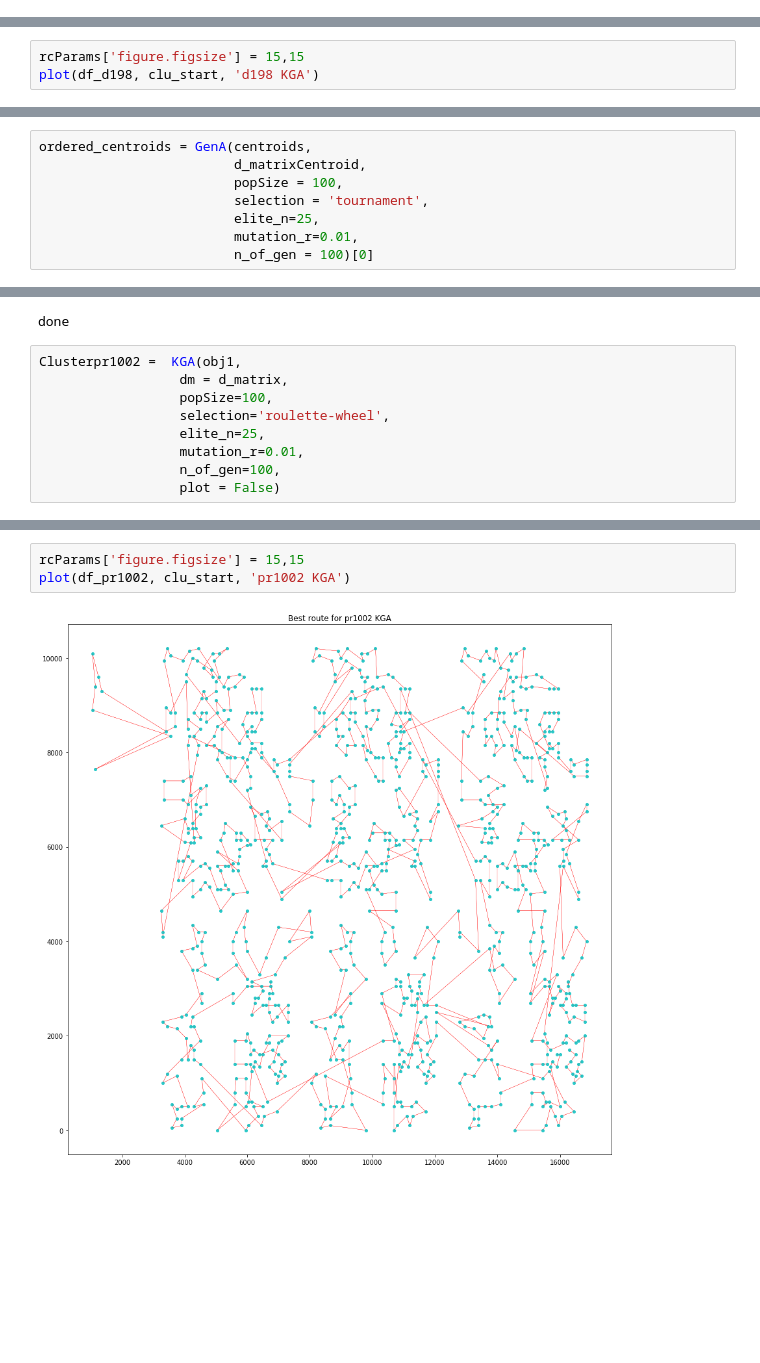
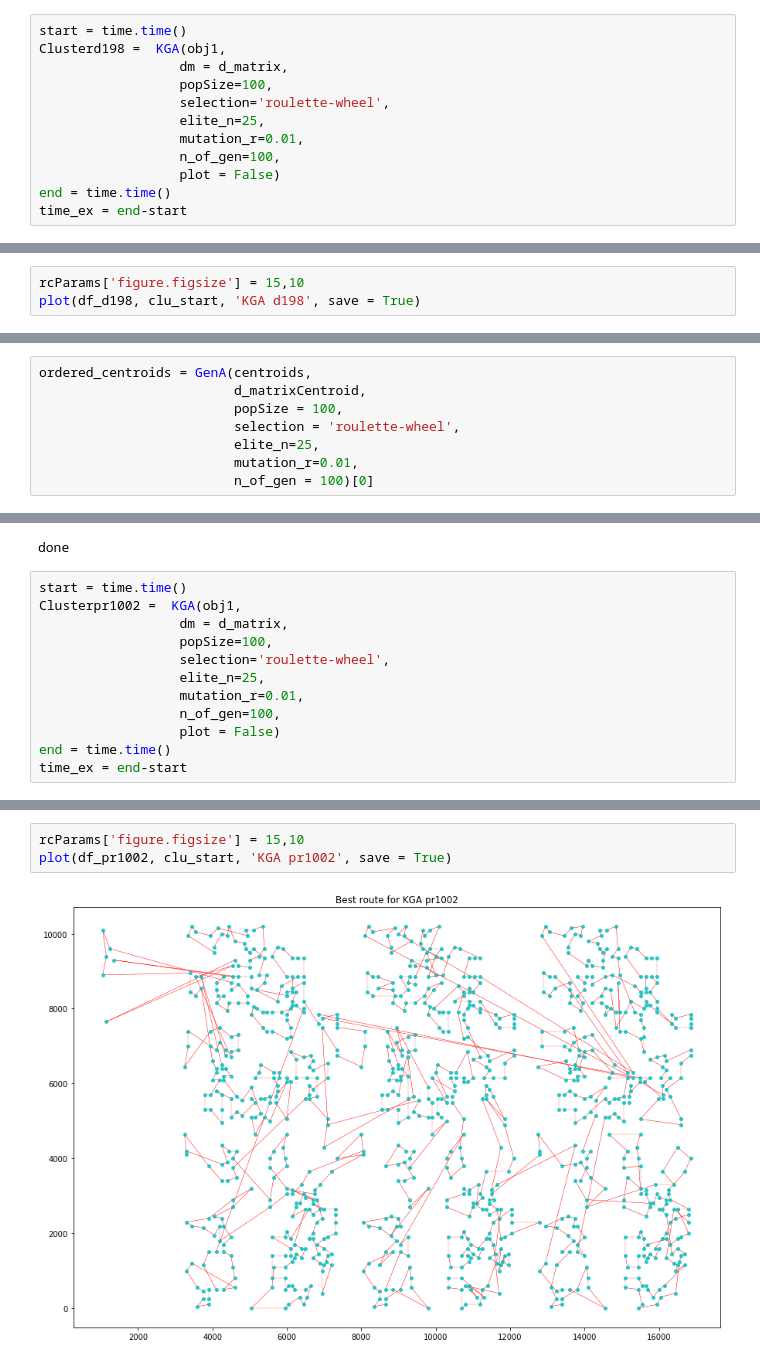
Before and after one commit to DBertazioli/Ant-Q-KGA, a Jupyter notebook: genomic/extended_try.ipynb, the cells around one changed output, grey strips where cells are left out. Drawn from its saved outputs; the diff is of its cells as text; blank space fills up the shorter version.

```diff
--- a/genomic/extended_try.ipynb
+++ b/genomic/extended_try.ipynb
@@ -771,3 +781,15 @@ Clusterdj38
+# %%
+start = time.time()
+Clusterd198 =  KGA(obj1,
+                  dm = d_matrix,
+                  popSize=100,
+                  selection='roulette-wheel',
+                  elite_n=25,
+                  mutation_r=0.01,
+                  n_of_gen=100,
+                  plot = False)
+end = time.time()
+time_ex = end-start
 # %%
 clu_start = Clusterd198[0]
 for i in range(1,len(Clusterd198)):
@@ -779,4 +809,4 @@ for i in range(1,len(Clusterd198)):
 # %%
-rcParams['figure.figsize'] = 15,15
-plot(df_d198, clu_start, 'd198 KGA')
+rcParams['figure.figsize'] = 15,10
+plot(df_d198, clu_start, 'KGA d198', save = True)
 # %% [output]
@@ -795,7 +825,7 @@ d_matrix = dist_matrix(df_pr1002)
 ordered_centroids = GenA(centroids,
                          d_matrixCentroid,
                          popSize = 100,
-                         selection = 'tournament',
+                         selection = 'roulette-wheel',
                          elite_n=25,
                          mutation_r=0.01,
                          n_of_gen = 100)[0]
@@ -807,6 +837,7 @@ print('done')
 # %% [output]
 done
 # %%
+start = time.time()
 Clusterpr1002 =  KGA(obj1,
                   dm = d_matrix,
                   popSize=100,
@@ -815,6 +846,8 @@ Clusterpr1002 =  KGA(obj1,
                   mutation_r=0.01,
                   n_of_gen=100,
                   plot = False)
+end = time.time()
+time_ex = end-start
 # %%
 clu_start = Clusterpr1002[0]
 for i in range(1,len(Clusterpr1002)):
@@ -826,5 +867,5 @@ for i in range(1,len(Clusterpr1002)):
 # %%
-rcParams['figure.figsize'] = 15,15
-plot(df_pr1002, clu_start, 'pr1002 KGA')
+rcParams['figure.figsize'] = 15,10
+plot(df_pr1002, clu_start, 'KGA pr1002', save = True)
 # %% [output]
-[figure, old version]
+[figure, new version]
```
Also changed, not shown: parts of 59 cells of this notebook, 5 other files.
